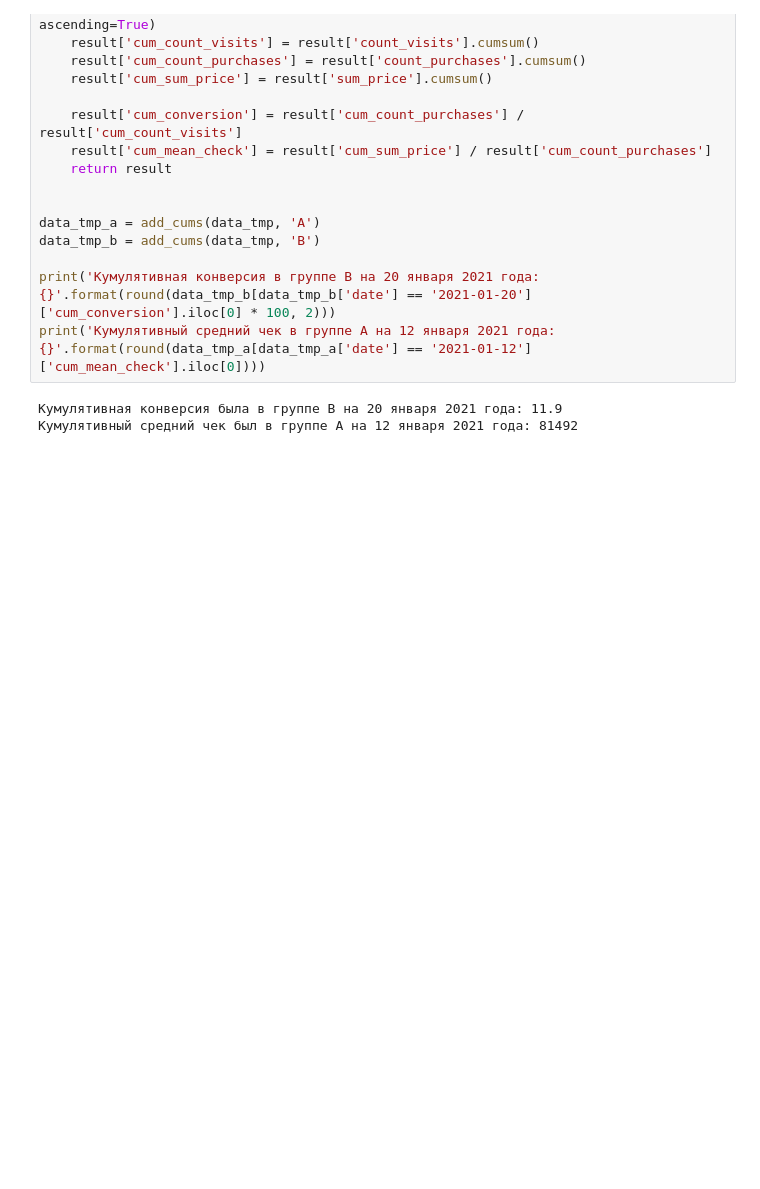
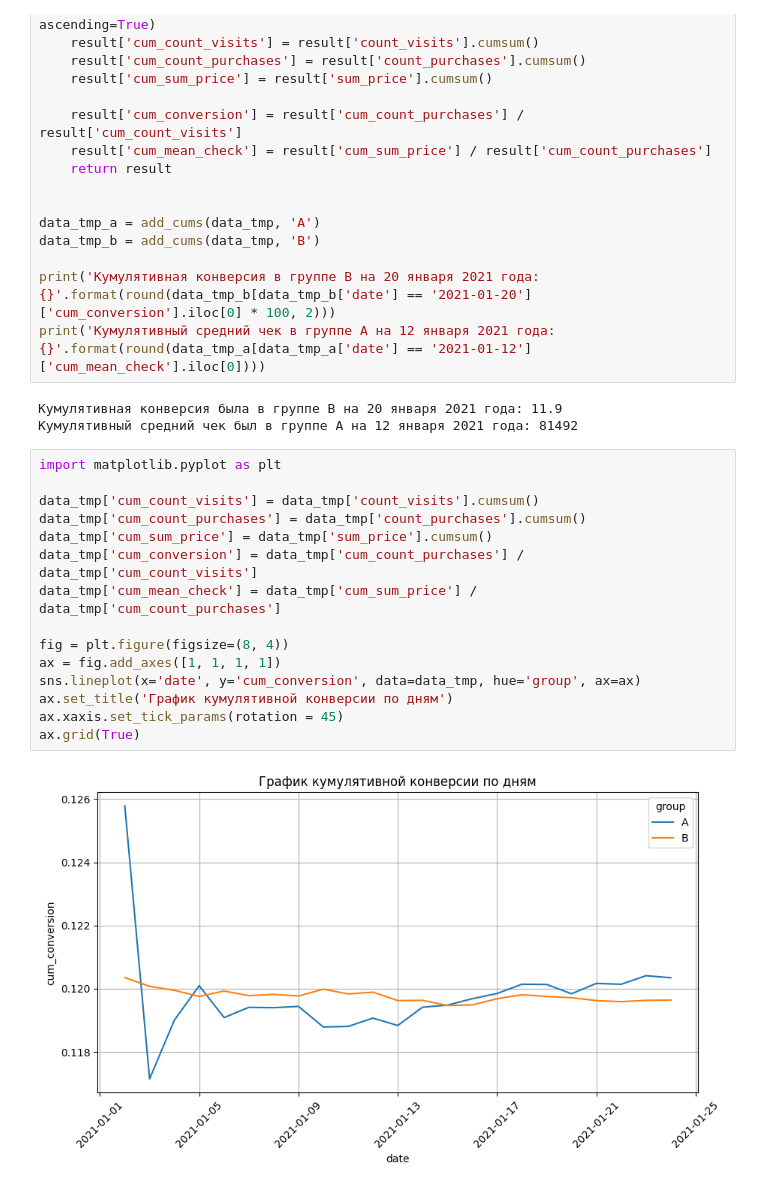
Before and after one commit to AlexeyLukovnikov/sf_data_science, a Jupyter notebook: EDA-5/task7.ipynb, the cells around one changed output. Drawn from its saved outputs; the diff is of its cells as text; blank space fills up the shorter version.

```diff
--- a/EDA-5/task7.ipynb
+++ b/EDA-5/task7.ipynb
@@ -169,3 +169,20 @@ print('Кумулятивный средний чек в группе А на 12
 # %% [output]
 Кумулятивная конверсия была в группе B на 20 января 2021 года: 11.9
 Кумулятивный средний чек был в группе А на 12 января 2021 года: 81492
+# %%
+import matplotlib.pyplot as plt
+
+data_tmp['cum_count_visits'] = data_tmp['count_visits'].cumsum()
+data_tmp['cum_count_purchases'] = data_tmp['count_purchases'].cumsum()
+data_tmp['cum_sum_price'] = data_tmp['sum_price'].cumsum()
+data_tmp['cum_conversion'] = data_tmp['cum_count_purchases'] / data_tmp['cum_count_visits']
+data_tmp['cum_mean_check'] = data_tmp['cum_sum_price'] / data_tmp['cum_count_purchases']
+
+fig = plt.figure(figsize=(8, 4))
+ax = fig.add_axes([1, 1, 1, 1])
+sns.lineplot(x='date', y='cum_conversion', data=data_tmp, hue='group', ax=ax)
+ax.set_title('График кумулятивной конверсии по дням')
+ax.xaxis.set_tick_params(rotation = 45)
+ax.grid(True)
+# %% [output]
+[figure, added]
```
